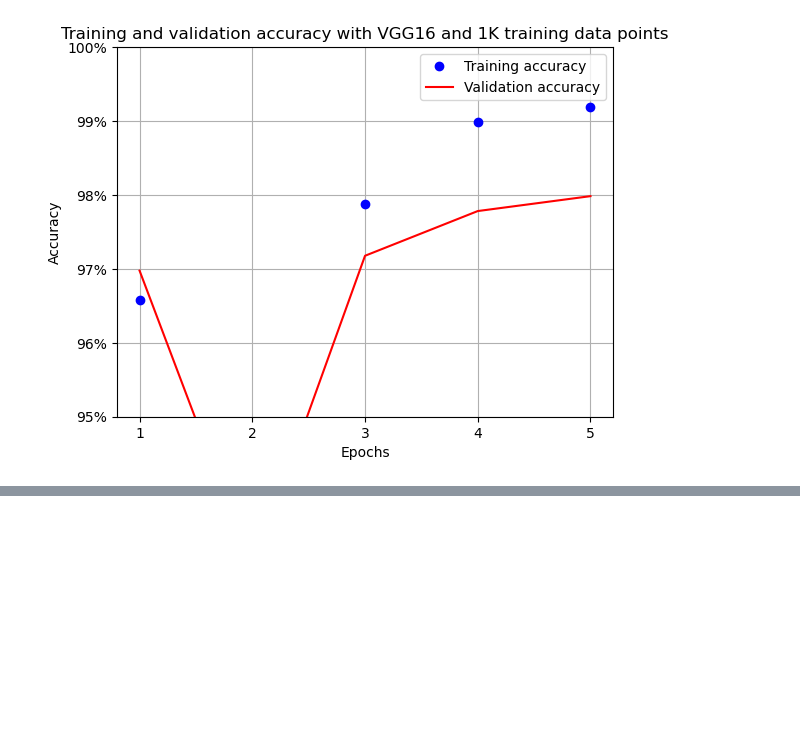
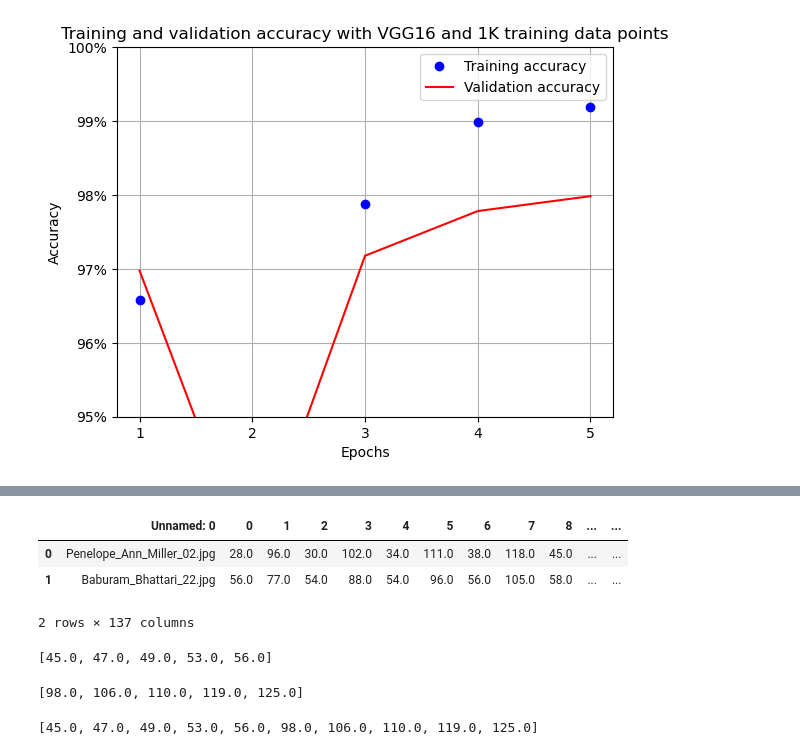
Before and after one commit to qslia/image_classification, a Jupyter notebook: plot.ipynb, the cells around one changed output, grey strips where cells are left out. Cells and saved outputs as stored; diff of their text form; code cells hidden in the pictures; blank space fills up the shorter version.

```diff
--- a/plot.ipynb
+++ b/plot.ipynb
@@ -29,0 +46,7 @@ plot_accuracy(5, data['train_accuracies'], data['val_accuracies'])
+# %%
+train.reset_index(drop=True)[:2]
+# %% [output]
+|  | Unnamed: 0 | 0 | 1 | 2 | 3 | 4 | 5 | 6 | 7 | 8 | ... | ... |
+| 0 | Penelope_Ann_Miller_02.jpg | 28.0 | 96.0 | 30.0 | 102.0 | 34.0 | 111.0 | 38.0 | 118.0 | 45.0 | ... | ... |
+| 1 | Baburam_Bhattari_22.jpg | 56.0 | 77.0 | 54.0 | 88.0 | 54.0 | 96.0 | 56.0 | 105.0 | 58.0 | ... | ... |
+2 rows × 137 columns
@@ -29,0 +58,12 @@ plot_accuracy(5, data['train_accuracies'], data['val_accuracies'])
+# %%
+kp_x[:5]
+# %% [output]
+[45.0, 47.0, 49.0, 53.0, 56.0]
+# %%
+kp_y[:5]
+# %% [output]
+[98.0, 106.0, 110.0, 119.0, 125.0]
+# %%
+kp_x[:5] + kp_y[:5]
+# %% [output]
+[45.0, 47.0, 49.0, 53.0, 56.0, 98.0, 106.0, 110.0, 119.0, 125.0]
```
Also changed, not shown: parts of 18 cells of this notebook, 5 other files.
